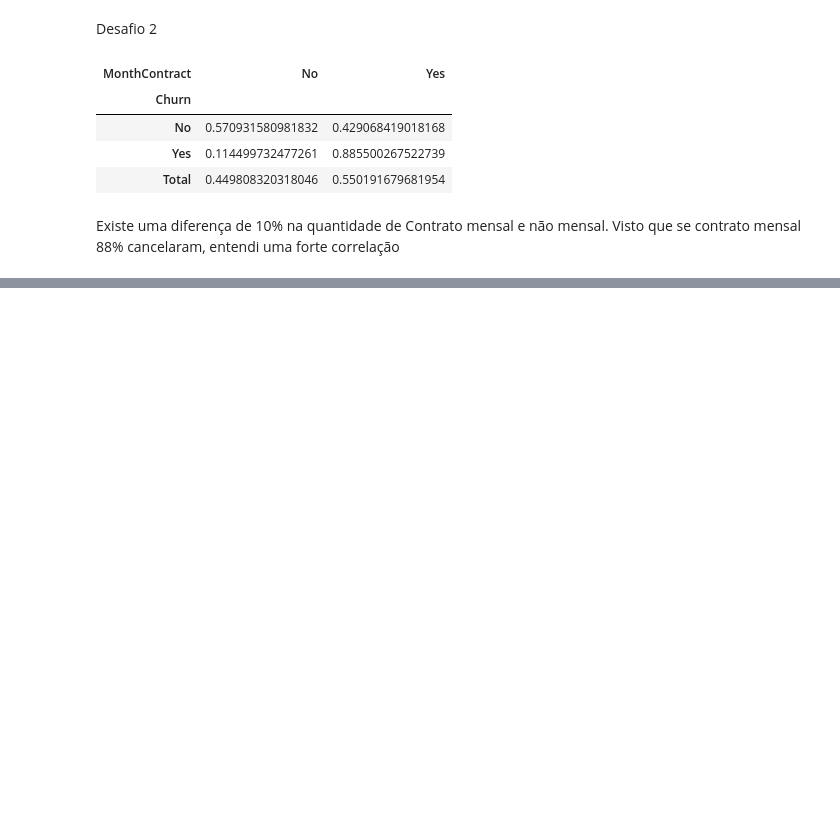
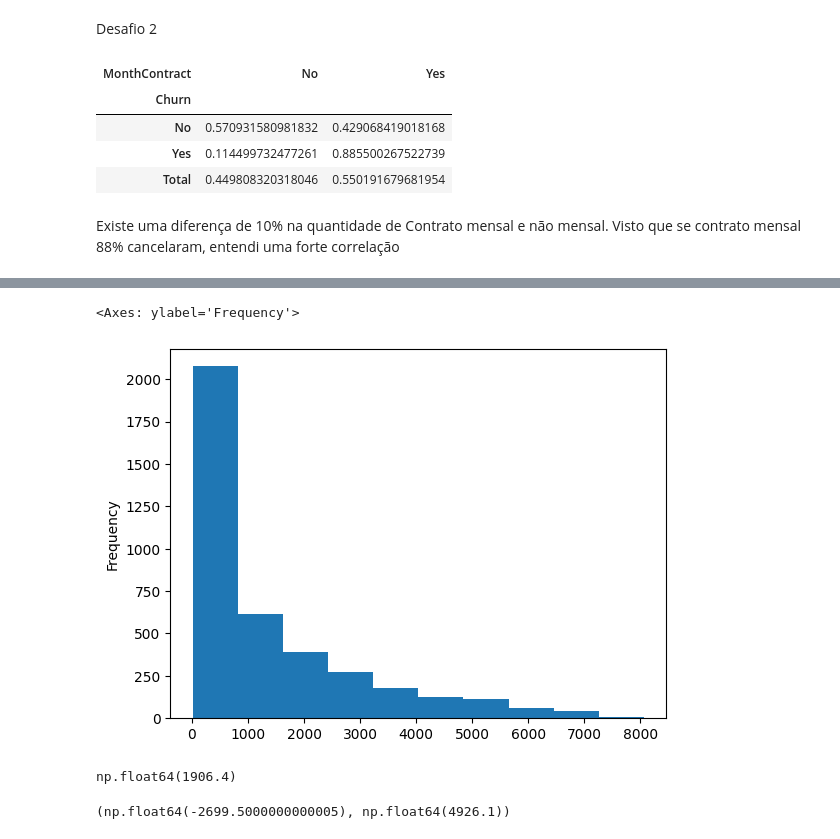
Before and after one commit to Kemuel-Batista/ignite-ai-development-exploratory-data-analysis, a Jupyter notebook: eda-churn.ipynb, the cells around one changed output, grey strips where cells are left out. Saved outputs shown, nothing was run; the diff lists cells and outputs as text; code cells hidden in the pictures; blank space fills up the shorter version.

```diff
--- a/eda-churn.ipynb
+++ b/eda-churn.ipynb
@@ -976,0 +1024,3 @@ Existe uma diferença de 10% na quantidade de Contrato mensal e não mensal. Vis
+# %%
+# Criar dataframe somente com clientes do tipo Month to Month (Contrato mensal)
+df_churn_month = df_churn[df_churn.Contract=='Month-to-month']
@@ -976,0 +1043,6 @@ Existe uma diferença de 10% na quantidade de Contrato mensal e não mensal. Vis
+# %%
+# Histograma - Checar visualmente se os dados seguem uma distribuição normal
+df_churn_month.TotalCharges.plot.hist()
+# %% [output]
+<Axes: ylabel='Frequency'>
+[figure, added]
@@ -976,0 +1057,15 @@ Existe uma diferença de 10% na quantidade de Contrato mensal e não mensal. Vis
+# %%
+iqr_TotalCharges_month
+# %% [output]
+np.float64(1906.4)
+# %%
+# Como calcular os outliers?
+# Todos os valores que estão acima/baixo de 1.5 do range interquartil são outliers
+
+# Limites inferior e superior
+limInf_TotalCharges_month = q1_TotalCharges_month - (iqr_TotalCharges_month * 1.5)
+limSup_TotalCharges_month = q3_TotalCharges_month + (iqr_TotalCharges_month * 1.5)
+
+limInf_TotalCharges_month, limSup_TotalCharges_month
+# %% [output]
+(np.float64(-2699.5000000000005), np.float64(4926.1))
```
Also changed, not shown: parts of 12 cells of this notebook, 1 other file.
